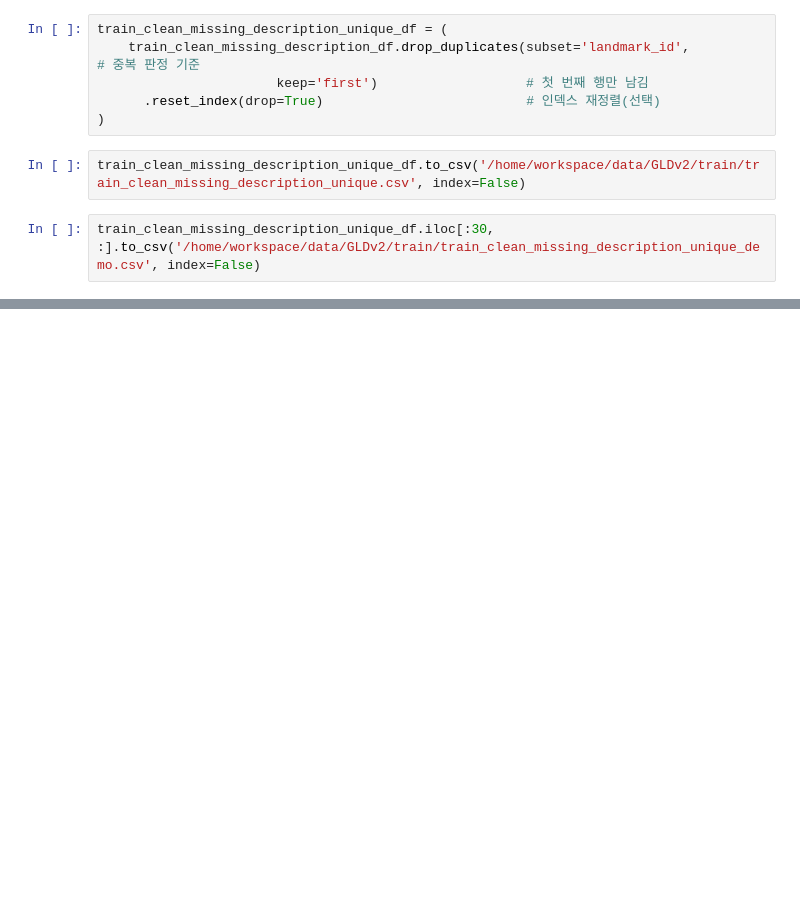
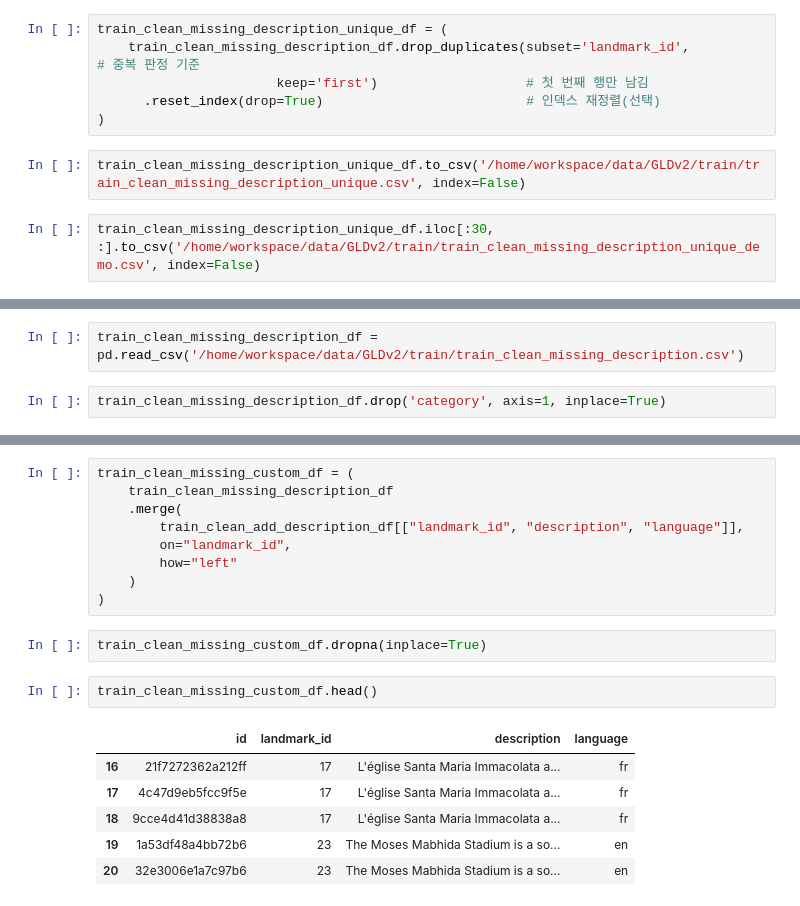
Before and after one commit to wjddnr0920/trip_recommend, a Jupyter notebook: EDA/EDA_train.ipynb, the cells around one changed output, grey strips where cells are left out. Drawn from its saved outputs; the diff is of its cells as text; blank space fills up the shorter version.

```diff
--- a/EDA/EDA.ipynb
+++ b/EDA/EDA_train.ipynb
@@ -226,0 +276,4 @@ train_clean_missing_description_unique_df.iloc[:30, :].to_csv('/home/workspace/d
+# %%
+train_clean_missing_description_df = pd.read_csv('/home/workspace/data/GLDv2/train/train_clean_missing_description.csv')
+# %%
+train_clean_missing_description_df.drop('category', axis=1, inplace=True)
@@ -226,0 +289,20 @@ train_clean_missing_description_unique_df.iloc[:30, :].to_csv('/home/workspace/d
+# %%
+train_clean_missing_custom_df = (
+    train_clean_missing_description_df
+    .merge(
+        train_clean_add_description_df[["landmark_id", "description", "language"]],
+        on="landmark_id",
+        how="left"
+    )
+)
+# %%
+train_clean_missing_custom_df.dropna(inplace=True)
+# %%
+train_clean_missing_custom_df.head()
+# %% [output]
+|  | id | landmark_id | description | language |
+| 16 | 21f7272362a212ff | 17 | L'église Santa Maria Immacolata a... | fr |
+| 17 | 4c47d9eb5fcc9f5e | 17 | L'église Santa Maria Immacolata a... | fr |
+| 18 | 9cce4d41d38838a8 | 17 | L'église Santa Maria Immacolata a... | fr |
+| 19 | 1a53df48a4bb72b6 | 23 | The Moses Mabhida Stadium is a so... | en |
+| 20 | 32e3006e1a7c97b6 | 23 | The Moses Mabhida Stadium is a so... | en |
```
Also changed, not shown: parts of 28 cells of this notebook.
